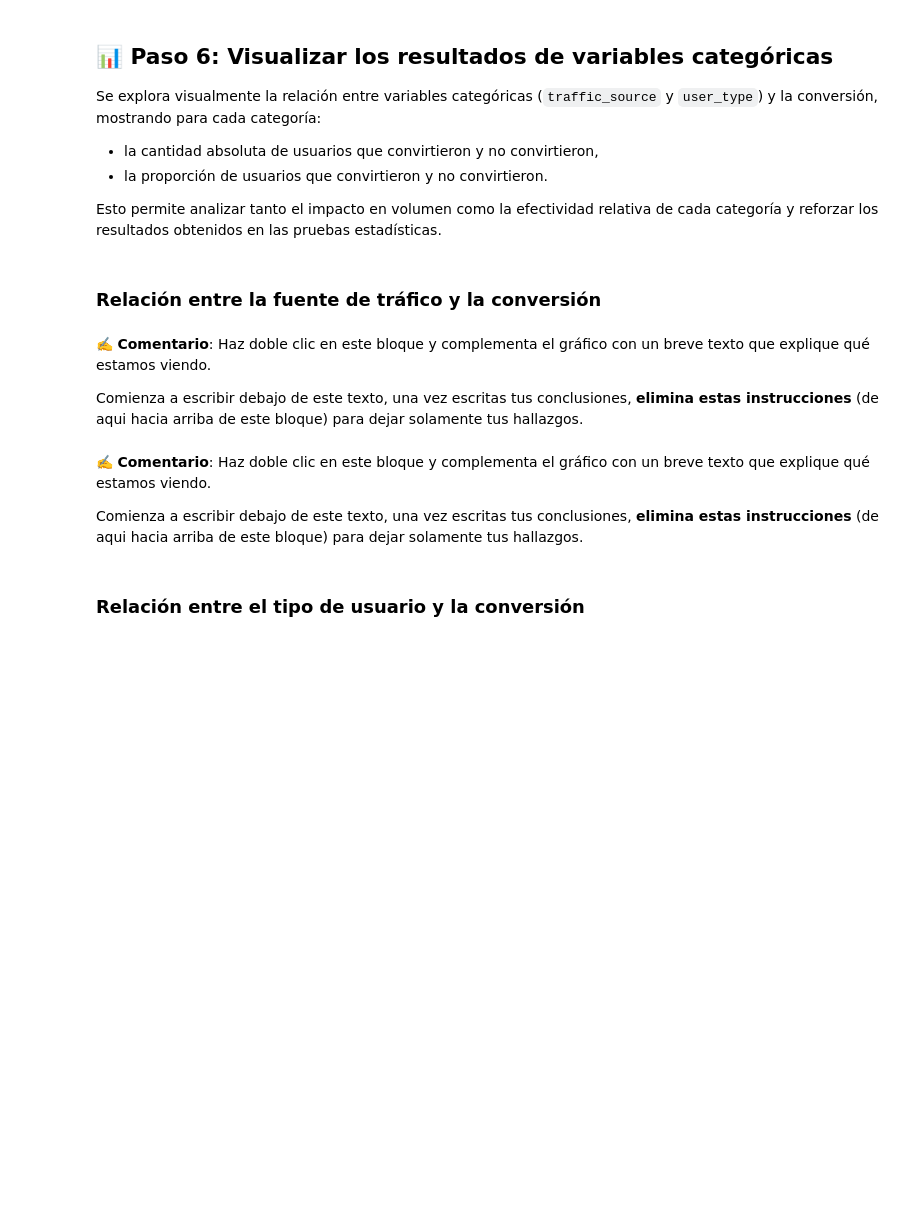
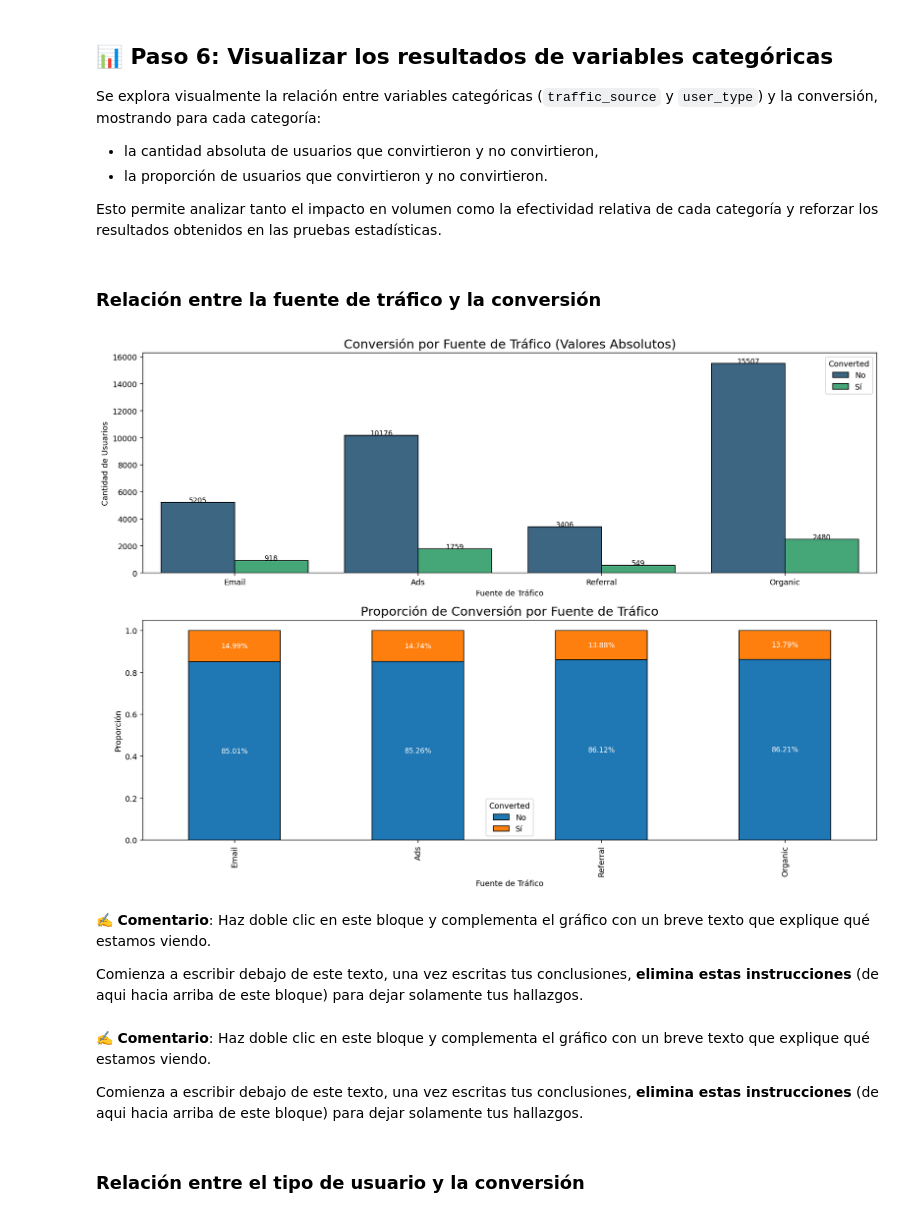
Before and after one commit to FithoGerardo/ab_experiment_landing_page, a Jupyter notebook: notebooks/ab_experiment_landing_page-gerardo_olmedo.ipynb, the cells around one changed output. Drawn from its saved outputs; the diff is of its cells as text; code cells hidden in the pictures; blank space fills up the shorter version.

```diff
--- a/notebooks/ab_experiment_landing_page-gerardo_olmedo.ipynb
+++ b/notebooks/ab_experiment_landing_page-gerardo_olmedo.ipynb
@@ -682,6 +682,76 @@ Se explora visualmente la relación entre variables categóricas (`traffic_sourc
 Esto permite analizar tanto el impacto en volumen como la efectividad relativa de cada categoría y reforzar los resultados obtenidos en las pruebas estadísticas.
 # %% [markdown]
 ### Relación entre la fuente de tráfico y la conversión
+# %%
+orden = ['Email', 'Ads', 'Referral', 'Organic']
+
+fig, axes = plt.subplots(2, 1, figsize=(14, 10), dpi=140)
+
+# --- Gráfico 1: Valores absolutos ---
+sns.countplot(
+    x='traffic_source',
+    data=dfc,
+    hue='converted',
+    order=orden,
+    palette='viridis',
+    edgecolor='black'
+)
+
+axes[0].set_title('Conversión por Fuente de Tráfico (Valores Absolutos)', fontsize=16)
+axes[0].set_xlabel('Fuente de Tráfico')
+axes[0].set_ylabel('Cantidad de Usuarios')
+axes[0].legend(title='Converted', labels=['No', 'Sí'])
+
+# etiquetas
+for bar in axes[0].patches:
+    height = bar.get_height()
+    if height > 0:
+        axes[0].text(
+            bar.get_x() + bar.get_width()/2,
+            height + 10,
+            f'{int(height)}',
+            ha='center',
+            fontsize=9
+        )
+
+# --- Gráfico 2: proporciones ---
+tabla_pct = pd.crosstab(dfc['traffic_source'], dfc['converted'], normalize='index')
+
+# reordenar filas
+tabla_pct = tabla_pct.reindex(orden)
+
+tabla_pct.plot(
+    kind='bar',
+    stacked=True,
+    ax=axes[1],
+    edgecolor='black'
+)
+
+axes[1].set_title('Proporción de Conversión por Fuente de Tráfico', fontsize=16)
+axes[1].set_xlabel('Fuente de Tráfico')
+axes[1].set_ylabel('Proporción')
+axes[1].legend(title='Converted', labels=['No', 'Sí'])
+
+# etiquetas %
+for p in axes[1].patches:
+    width, height = p.get_width(), p.get_height()
+    x, y = p.get_xy()
+    if height > 0:
+        axes[1].text(
+            x + width/2,
+            y + height/2,
+            f'{height:.2%}',
+            ha='center',
+            va='center',
+            color='white',
+            fontsize=9
+        )
+
+plt.tight_layout()
+plt.savefig('conversion_proporcion_x_trafico.png')
+plt.show()
+# %% [output]
+[figure, added]
 # %% [markdown]
 ✍️ **Comentario**: Haz doble clic en este bloque y complementa el gráfico con un breve texto que explique qué estamos viendo.
 
```
Also changed, not shown: parts of 2 cells of this notebook.
